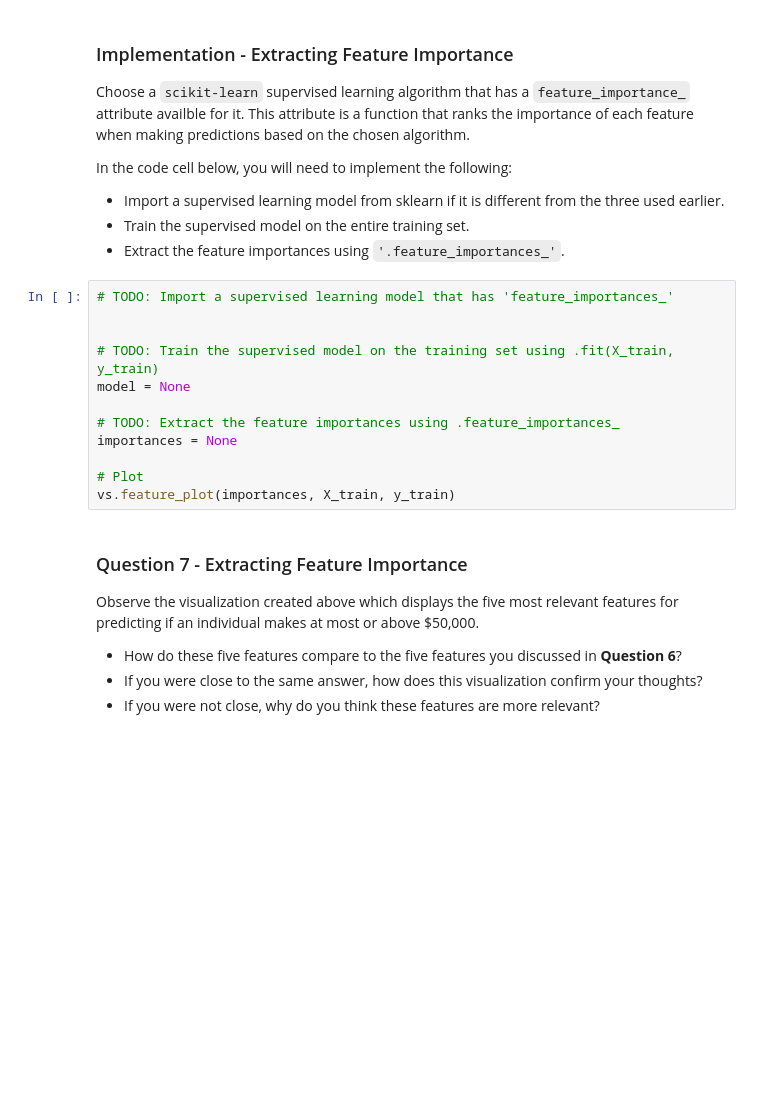
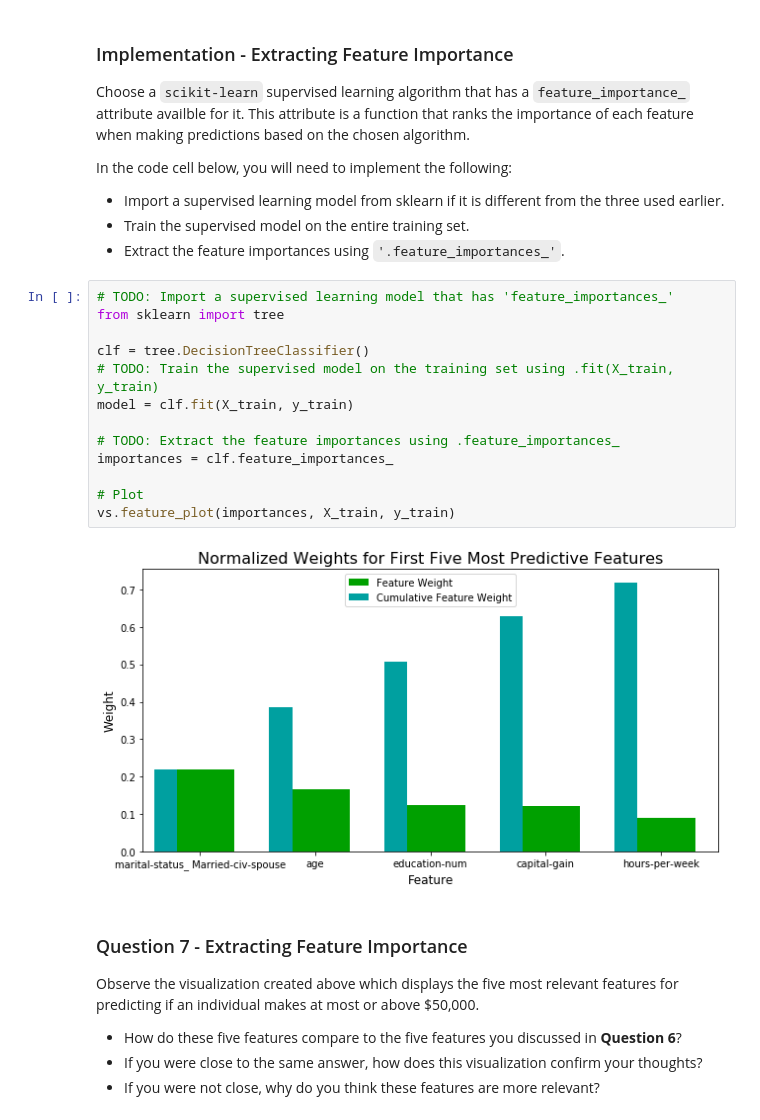
Before and after one commit to Chris-lee-cp/finding_donors, a Jupyter notebook: finding_donors.ipynb, the cells around one changed output. Cells and saved outputs as stored; diff of their text form; blank space fills up the shorter version.

```diff
--- a/finding_donors.ipynb
+++ b/finding_donors.ipynb
@@ -599,16 +743,19 @@ In the code cell below, you will need to implement the following:
  - Extract the feature importances using `'.feature_importances_'`.
 # %%
 # TODO: Import a supervised learning model that has 'feature_importances_'
+from sklearn import tree
 
-
+clf = tree.DecisionTreeClassifier()
 # TODO: Train the supervised model on the training set using .fit(X_train, y_train)
-model = None
+model = clf.fit(X_train, y_train)
 
 # TODO: Extract the feature importances using .feature_importances_
-importances = None
+importances = clf.feature_importances_
 
 # Plot
 vs.feature_plot(importances, X_train, y_train)
+# %% [output]
+[figure, added]
 # %% [markdown]
 ### Question 7 - Extracting Feature Importance
 
```
Also changed, not shown: parts of 17 cells of this notebook, 1 other file.
